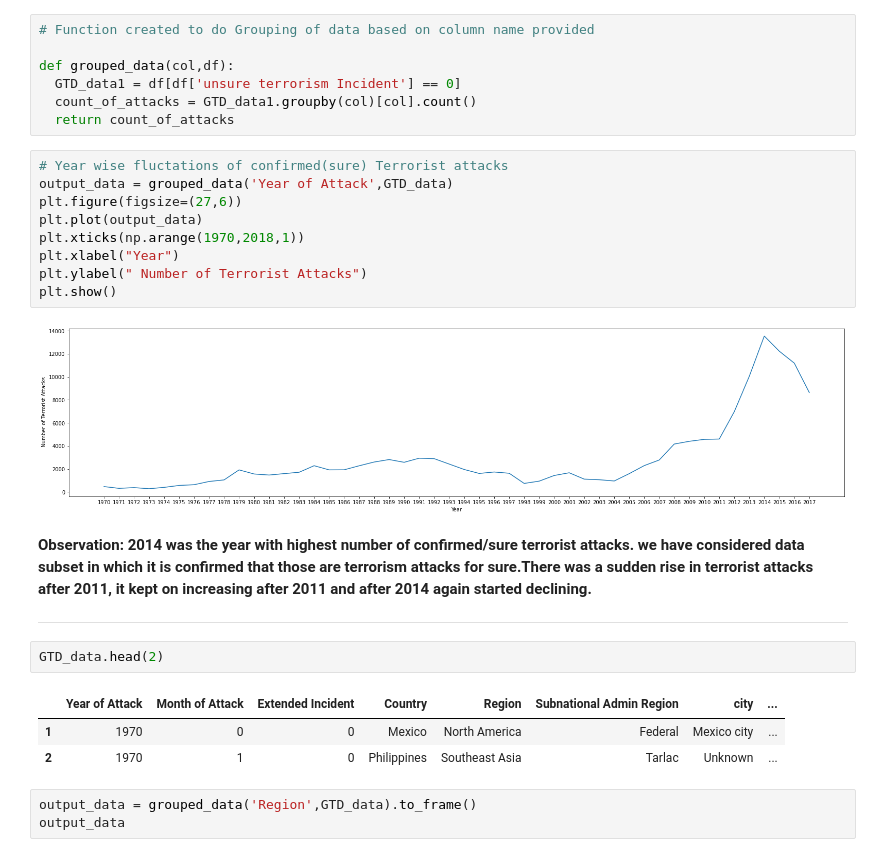
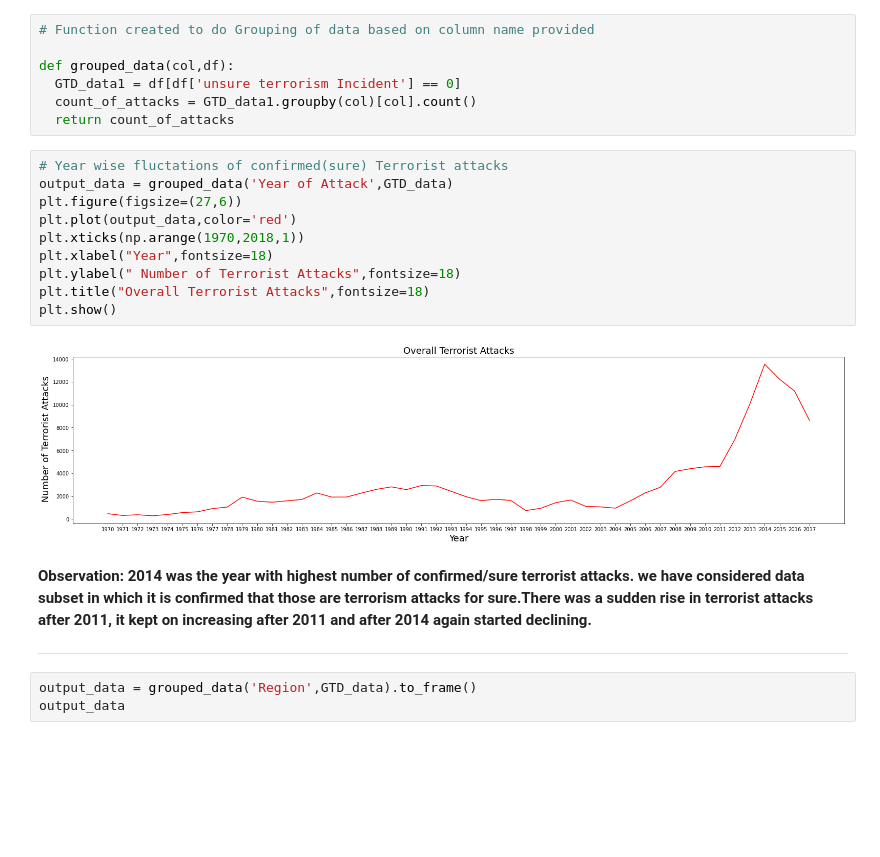
Before and after one commit to SAKSHIDHYANI/Global-Terrorism-Analysis, a Jupyter notebook: Global_Terrorism_Analysis.ipynb, the cells around one changed output. Saved outputs shown, nothing was run; the diff lists cells and outputs as text; blank space fills up the shorter version.

Commit message:
Adding more visualizations

```diff
--- a/Global_Terrorism_Analysis.ipynb
+++ b/Global_Terrorism_Analysis.ipynb
@@ -282,14 +289,15 @@ def grouped_data(col,df):
 # %%
 # Year wise fluctations of confirmed(sure) Terrorist attacks
 output_data = grouped_data('Year of Attack',GTD_data)
 plt.figure(figsize=(27,6))
-plt.plot(output_data)
+plt.plot(output_data,color='red')
 plt.xticks(np.arange(1970,2018,1))
-plt.xlabel("Year")
-plt.ylabel(" Number of Terrorist Attacks")
+plt.xlabel("Year",fontsize=18)
+plt.ylabel(" Number of Terrorist Attacks",fontsize=18)
+plt.title("Overall Terrorist Attacks",fontsize=18)
 plt.show()
 # %% [output]
-[figure, old version]
+[figure, new version]
 # %% [markdown]
 **Observation:  2014 was the year with highest number of confirmed/sure terrorist attacks. we have considered data subset in which it is confirmed that those are terrorism attacks for sure.There was a sudden rise in terrorist attacks after 2011, it kept on increasing after 2011 and after 2014 again started declining.**
 
@@ -300,12 +308,6 @@ plt.show()
 
 
 ---
-# %%
-GTD_data.head(2)
-# %% [output]
-|  | Year of Attack | Month of Attack | Extended Incident | Country | Region | Subnational Admin Region | city | ... |
-| 1 | 1970 | 0 | 0 | Mexico | North America | Federal | Mexico city | ... |
-| 2 | 1970 | 1 | 0 | Philippines | Southeast Asia | Tarlac | Unknown | ... |
 # %%
 output_data = grouped_data('Region',GTD_data).to_frame()
 output_data
```
Also changed, not shown: parts of 57 cells of this notebook.
